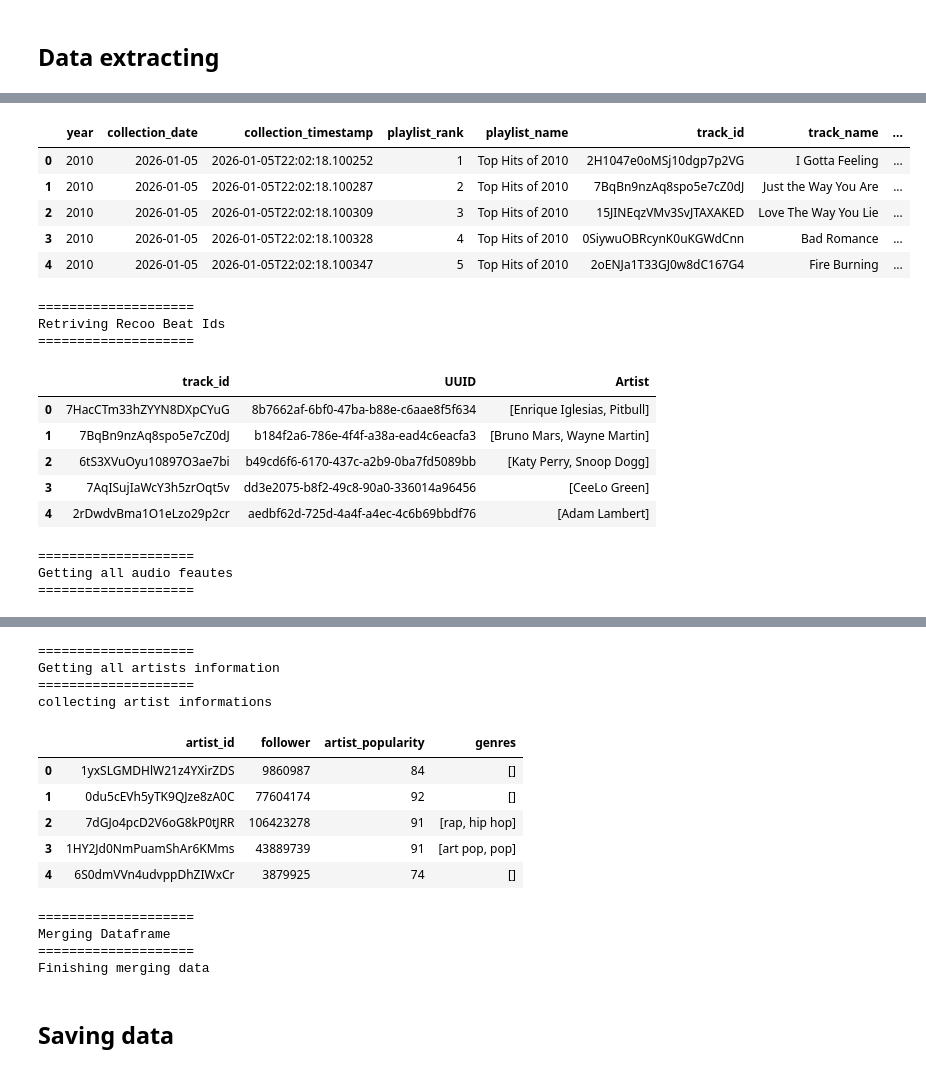
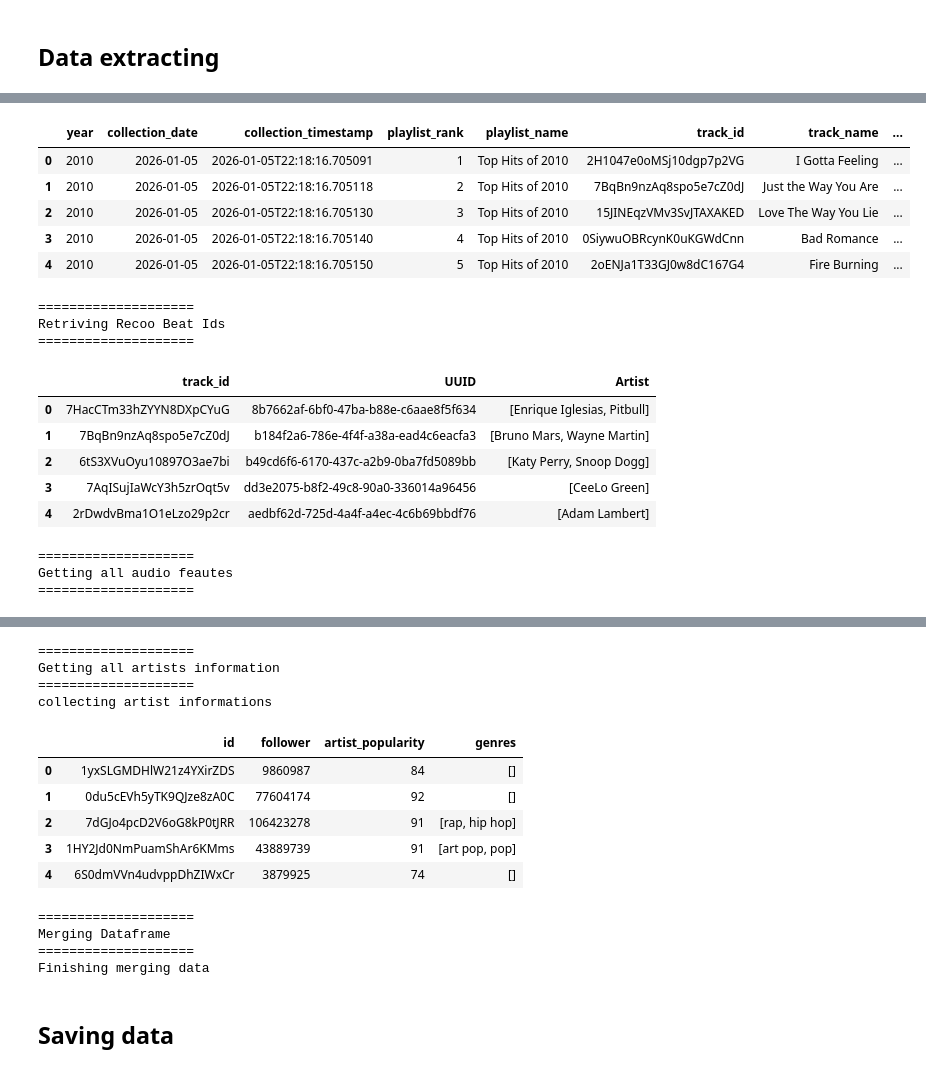
Before and after one commit to tranminhghj123/spotify-mood-analyze, a Jupyter notebook: data_import/general_canada_data.ipynb, the cells around one changed output, grey strips where cells are left out. Drawn from its saved outputs; the diff is of its cells as text; code cells hidden in the pictures.

Commit message:
fix the duplicate bug on artist data

```diff
--- a/data_import/general_canada_data.ipynb
+++ b/data_import/general_canada_data.ipynb
@@ -120,7 +120,7 @@ def get_artist(artist_id, batch_size = 50):
 
             for artist in results['artists']:
                 artist_info = {
-                    'artist_id' : artist['id'],
+                    'id' : artist['id'],
                     'follower' : artist['followers']['total'],
                     'artist_popularity': artist['popularity'],
                     'genres' : artist['genres'],
@@ -307,6 +307,7 @@ def main():
     artists_id = tracks_df['artist_id'].tolist()# list of the id of the artist
     artists_data = get_artist(artist_id= artists_id)
     artist_df = pd.DataFrame(artists_data)
+    artist_df = artist_df.drop_duplicates(subset= 'id', keep = 'first')
     display(artist_df.head(5))
 
     ## PART V
@@ -318,7 +319,7 @@ def main():
 
     merged_1 = pd.merge(tracks_df, recoo_beat_ids_df, how= 'left', left_on= ['track_id'], right_on=['track_id']) # key is spotify track Id
     merged_2 = pd.merge(merged_1, feature_df, how= 'left', left_on= ['UUID'], right_on= ['id']) # key is recoo beat id
-    final_df = pd.merge(merged_2, artist_df, how= 'left', left_on=['artist_id'], right_on= ['artist_id'] ) # key is spotify artists id
+    final_df = pd.merge(merged_2, artist_df, how= 'left', left_on=['artist_id'], right_on= ['id'] ) # key is spotify artists id
 
     print('Finishing merging data')
 
@@ -332,22 +333,22 @@ Collection Date: 2026-01-05 22:02:11
 
 Finding top hits
 
 Found 14 playlists
 Top Hits of 2010
 Top Hits of 2011
 Top Hits of 2012
 Top Hits of 2013
 ... (29 lines left out)
 Finishing collecting all tracks
 
 Coverting tracks dataset to dataframe
 Finishing coverting to dataframe
 |  | year | collection_date | collection_timestamp | playlist_rank | playlist_name | track_id | track_name | ... |
-| 0 | 2010 | 2026-01-05 | 2026-01-05T22:02:18.100252 | 1 | Top Hits of 2010 | 2H1047e0oMSj10dgp7p2VG | I Gotta Feeling | ... |
-| 1 | 2010 | 2026-01-05 | 2026-01-05T22:02:18.100287 | 2 | Top Hits of 2010 | 7BqBn9nzAq8spo5e7cZ0dJ | Just the Way You Are | ... |
-| 2 | 2010 | 2026-01-05 | 2026-01-05T22:02:18.100309 | 3 | Top Hits of 2010 | 15JINEqzVMv3SvJTAXAKED | Love The Way You Lie | ... |
-| 3 | 2010 | 2026-01-05 | 2026-01-05T22:02:18.100328 | 4 | Top Hits of 2010 | 0SiywuOBRcynK0uKGWdCnn | Bad Romance | ... |
-| 4 | 2010 | 2026-01-05 | 2026-01-05T22:02:18.100347 | 5 | Top Hits of 2010 | 2oENJa1T33GJ0w8dC167G4 | Fire Burning | ... |
+| 0 | 2010 | 2026-01-05 | 2026-01-05T22:18:16.705091 | 1 | Top Hits of 2010 | 2H1047e0oMSj10dgp7p2VG | I Gotta Feeling | ... |
+| 1 | 2010 | 2026-01-05 | 2026-01-05T22:18:16.705118 | 2 | Top Hits of 2010 | 7BqBn9nzAq8spo5e7cZ0dJ | Just the Way You Are | ... |
+| 2 | 2010 | 2026-01-05 | 2026-01-05T22:18:16.705130 | 3 | Top Hits of 2010 | 15JINEqzVMv3SvJTAXAKED | Love The Way You Lie | ... |
+| 3 | 2010 | 2026-01-05 | 2026-01-05T22:18:16.705140 | 4 | Top Hits of 2010 | 0SiywuOBRcynK0uKGWdCnn | Bad Romance | ... |
+| 4 | 2010 | 2026-01-05 | 2026-01-05T22:18:16.705150 | 5 | Top Hits of 2010 | 2oENJa1T33GJ0w8dC167G4 | Fire Burning | ... |
 ====================
 Retriving Recoo Beat Ids
 ====================
@@ -370,7 +371,7 @@ Getting all audio feautes
 Getting all artists information
 ====================
 collecting artist informations
-|  | artist_id | follower | artist_popularity | genres |
+|  | id | follower | artist_popularity | genres |
 | 0 | 1yxSLGMDHlW21z4YXirZDS | 9860987 | 84 | [] |
 | 1 | 0du5cEVh5yTK9QJze8zA0C | 77604174 | 92 | [] |
 | 2 | 7dGJo4pcD2V6oG8kP0tJRR | 106423278 | 91 | [rap, hip hop] |
```
Also changed, not shown: parts of 2 cells of this notebook, 1 other file.
